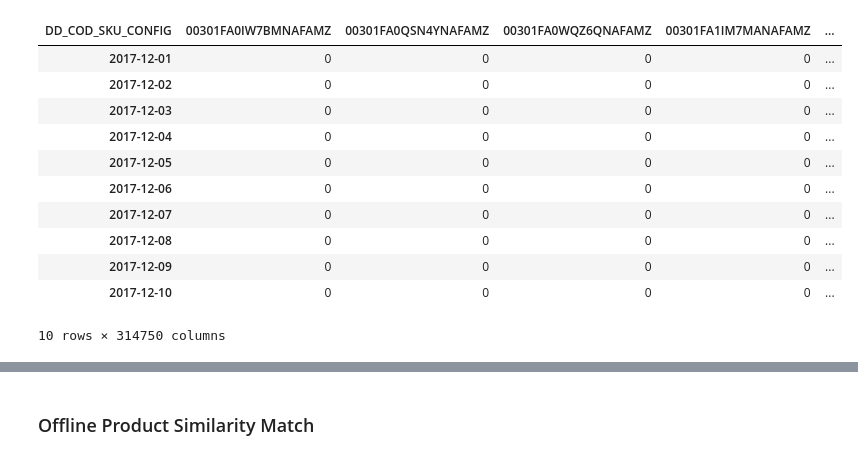
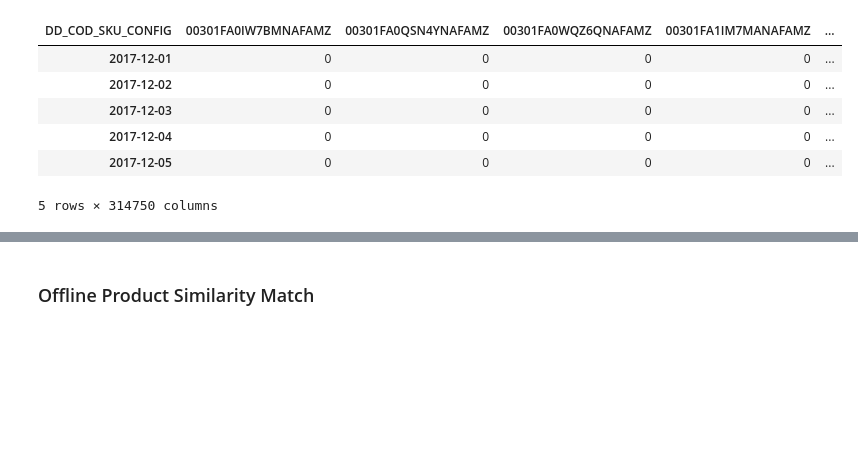
Before and after one commit to DanyalKhaliq/Machine-Learning-, a Jupyter notebook: ProductDescriptiveAnalysis.ipynb, the cells around one changed output, grey strips where cells are left out. Drawn from its saved outputs; the diff is of its cells as text; code cells hidden in the pictures; blank space fills up the shorter version.

```diff
--- a/ProductDescriptiveAnalysis.ipynb
+++ b/ProductDescriptiveAnalysis.ipynb
@@ -135,22 +80,17 @@ Text(0.5,0,'Date')
 df_prodVisible = df_prodVisible.fillna(0)
 
 df_prodVisible = df_prodVisible.T
-# %%
-df_prodVisible.head(10)
-# %% [output]
-| DD_COD_SKU_CONFIG | 00301FA0IW7BMNAFAMZ | 00301FA0QSN4YNAFAMZ | 00301FA0WQZ6QNAFAMZ | 00301FA1IM7MANAFAMZ | ... |
-| 2017-12-01 | 0 | 0 | 0 | 0 | ... |
-| 2017-12-02 | 0 | 0 | 0 | 0 | ... |
-| 2017-12-03 | 0 | 0 | 0 | 0 | ... |
-| 2017-12-04 | 0 | 0 | 0 | 0 | ... |
-| 2017-12-05 | 0 | 0 | 0 | 0 | ... |
-| 2017-12-06 | 0 | 0 | 0 | 0 | ... |
-| 2017-12-07 | 0 | 0 | 0 | 0 | ... |
-| 2017-12-08 | 0 | 0 | 0 | 0 | ... |
-| 2017-12-09 | 0 | 0 | 0 | 0 | ... |
-| 2017-12-10 | 0 | 0 | 0 | 0 | ... |
-10 rows × 314750 columns
 # %%
 df_prodVisible.columns = df_prodVisible.iloc[0]
 
 df_prodVisible = df_prodVisible.reindex(df_prodVisible.index.drop('DD_COD_SKU_CONFIG'))
+
+df_prodVisible.head(5)
+# %% [output]
+| DD_COD_SKU_CONFIG | 00301FA0IW7BMNAFAMZ | 00301FA0QSN4YNAFAMZ | 00301FA0WQZ6QNAFAMZ | 00301FA1IM7MANAFAMZ | ... |
+| 2017-12-01 | 0 | 0 | 0 | 0 | ... |
+| 2017-12-02 | 0 | 0 | 0 | 0 | ... |
+| 2017-12-03 | 0 | 0 | 0 | 0 | ... |
+| 2017-12-04 | 0 | 0 | 0 | 0 | ... |
+| 2017-12-05 | 0 | 0 | 0 | 0 | ... |
+5 rows × 314750 columns
```
Also changed, not shown: parts of 39 cells of this notebook.
